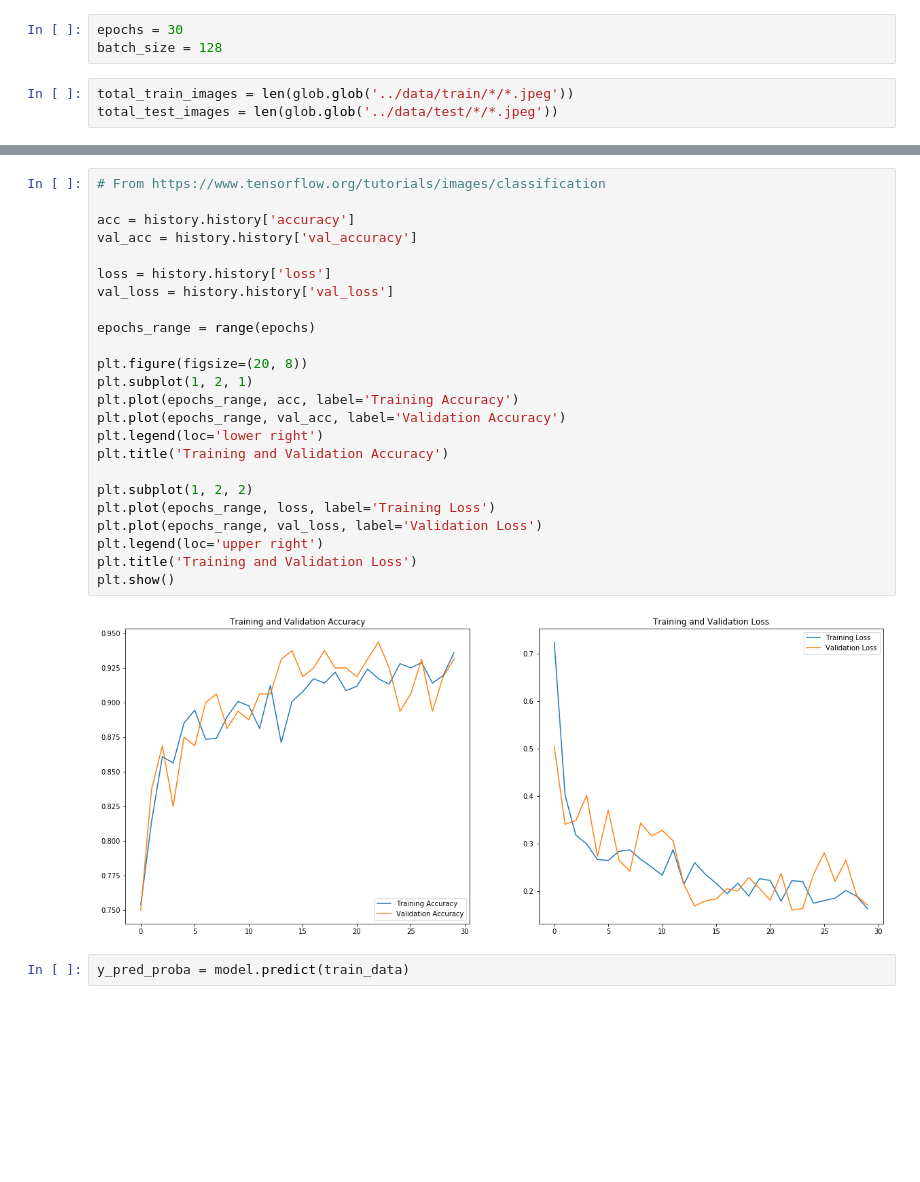
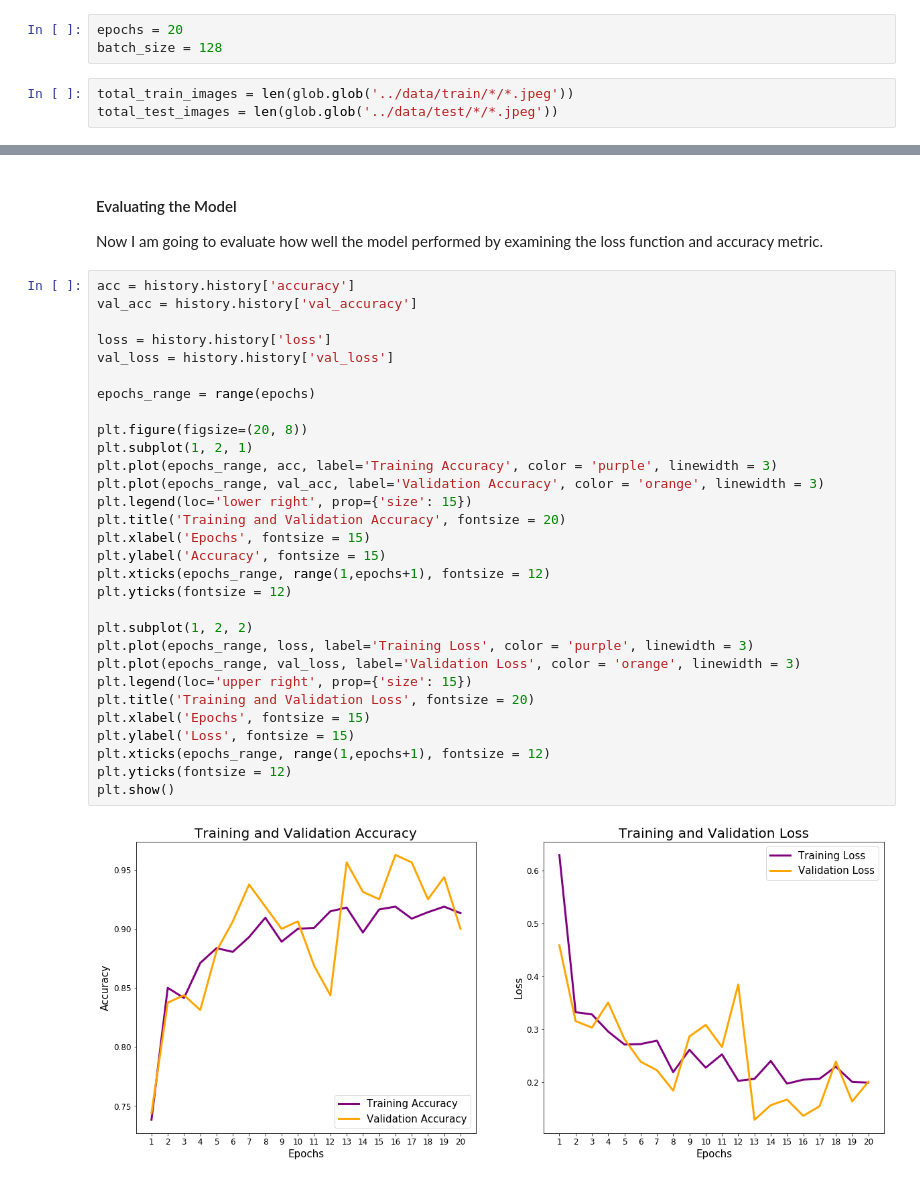
Before and after one commit to dansthemanwhosakid/CNN-Classification-X-rays, a Jupyter notebook: code/03_CNN_Model.ipynb, the cells around one changed output, grey strips where cells are left out. Drawn from its saved outputs; the diff is of its cells as text; blank space fills up the shorter version.

```diff
--- a/code/03_CNN_Model.ipynb
+++ b/code/03_CNN_Model.ipynb
@@ -147,7 +149,7 @@ I am going to run 30 epochs with batch sizes of 128.
 
 [source](https://stackoverflow.com/questions/4752626/epoch-vs-iteration-when-training-neural-networks)
 # %%
-epochs = 30
+epochs = 20
 batch_size = 128
 # %%
 total_train_images = len(glob.glob('../data/train/*/*.jpeg'))
@@ -182,28 +184,35 @@ Epoch 30/30
+# %% [markdown]
+#### Evaluating the Model
+Now I am going to evaluate how well the model performed by examining the loss function and accuracy metric.
 # %%
-# From https://www.tensorflow.org/tutorials/images/classification
-
 acc = history.history['accuracy']
 val_acc = history.history['val_accuracy']
 
 loss = history.history['loss']
 val_loss = history.history['val_loss']
 
 epochs_range = range(epochs)
 
 plt.figure(figsize=(20, 8))
 plt.subplot(1, 2, 1)
-plt.plot(epochs_range, acc, label='Training Accuracy')
-plt.plot(epochs_range, val_acc, label='Validation Accuracy')
-plt.legend(loc='lower right')
-plt.title('Training and Validation Accuracy')
+plt.plot(epochs_range, acc, label='Training Accuracy', color = 'purple', linewidth = 3)
+plt.plot(epochs_range, val_acc, label='Validation Accuracy', color = 'orange', linewidth = 3)
+plt.legend(loc='lower right', prop={'size': 15})
+plt.title('Training and Validation Accuracy', fontsize = 20)
+plt.xlabel('Epochs', fontsize = 15)
+plt.ylabel('Accuracy', fontsize = 15)
+plt.xticks(epochs_range, range(1,epochs+1), fontsize = 12)
+plt.yticks(fontsize = 12)
 
 plt.subplot(1, 2, 2)
-plt.plot(epochs_range, loss, label='Training Loss')
-plt.plot(epochs_range, val_loss, label='Validation Loss')
-plt.legend(loc='upper right')
-plt.title('Training and Validation Loss')
+plt.plot(epochs_range, loss, label='Training Loss', color = 'purple', linewidth = 3)
+plt.plot(epochs_range, val_loss, label='Validation Loss', color = 'orange', linewidth = 3)
+plt.legend(loc='upper right', prop={'size': 15})
+plt.title('Training and Validation Loss', fontsize = 20)
+plt.xlabel('Epochs', fontsize = 15)
+plt.ylabel('Loss', fontsize = 15)
+plt.xticks(epochs_range, range(1,epochs+1), fontsize = 12)
+plt.yticks(fontsize = 12)
 plt.show()
 # %% [output]
-[figure, old version]
+[figure, new version]
-# %%
-y_pred_proba = model.predict(train_data)
```
Also changed, not shown: parts of 22 cells of this notebook, 3 other files.
